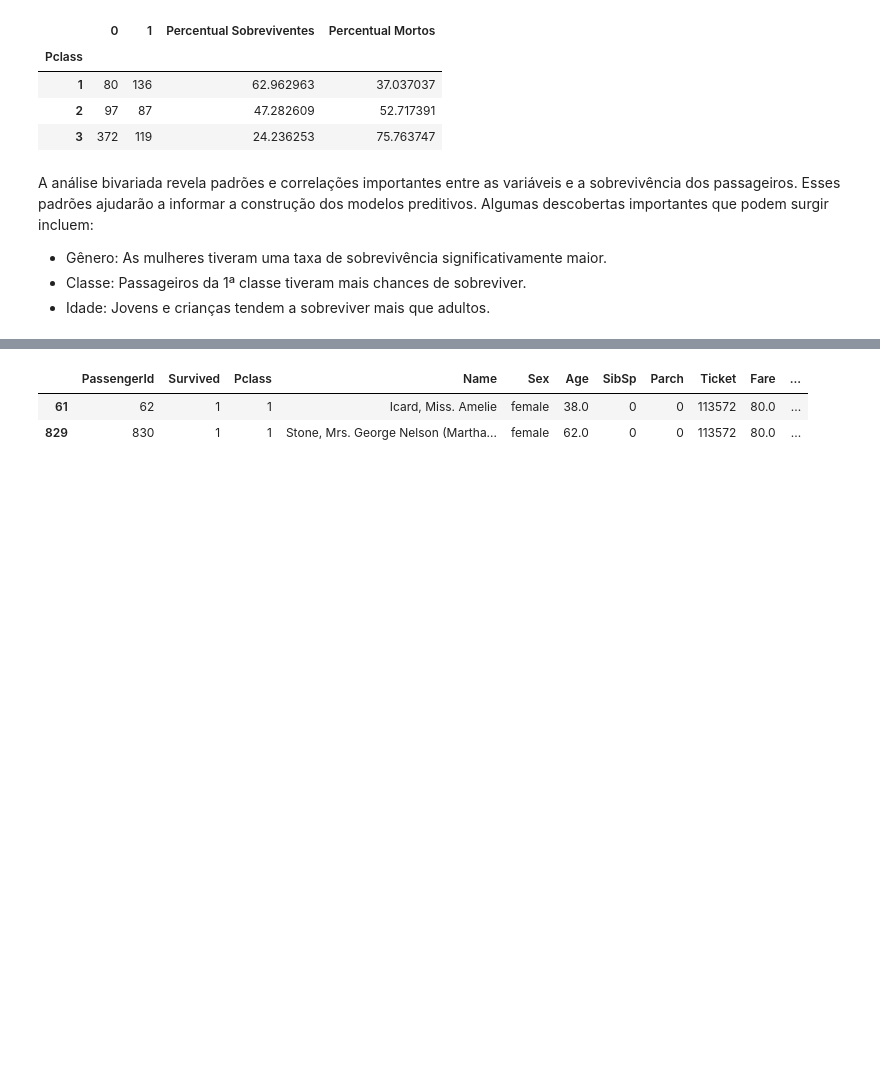
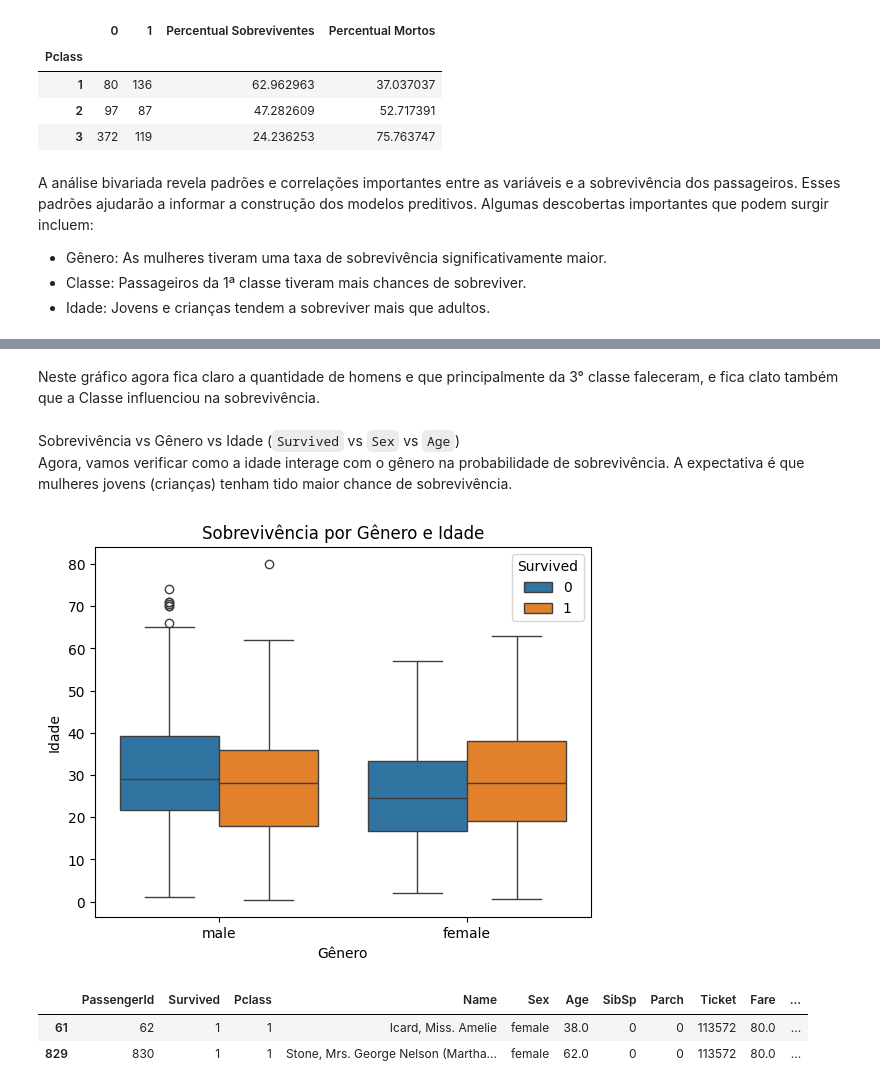
Before and after one commit to varsantos/Data_science, a Jupyter notebook: Titanic.ipynb, the cells around one changed output, grey strips where cells are left out. Cells and saved outputs as stored; diff of their text form; code cells hidden in the pictures; blank space fills up the shorter version.

```diff
--- a/Titanic.ipynb
+++ b/Titanic.ipynb
@@ -315,3 +327,16 @@ A análise bivariada revela padrões e correlações importantes entre as variá
+# %% [markdown]
+Neste gráfico agora fica claro a quantidade de homens e que principalmente da 3° classe faleceram, e fica clato também que a Classe influenciou na sobrevivência.
+# %% [markdown]
+Sobrevivência vs Gênero vs Idade (`Survived` vs `Sex` vs `Age`)\
+Agora, vamos verificar como a idade interage com o gênero na probabilidade de sobrevivência. A expectativa é que mulheres jovens (crianças) tenham tido maior chance de sobrevivência.
+# %%
+sns.boxplot(x='Sex', y='Age', hue='Survived', data=train)
+plt.title('Sobrevivência por Gênero e Idade')
+plt.xlabel('Gênero')
+plt.ylabel('Idade')
+plt.show()
+# %% [output]
+[figure, added]
 # %%
 #vamos verificar quem são os passageiros que não tem local de embarque
 
```
Also changed, not shown: parts of 8 cells of this notebook.
